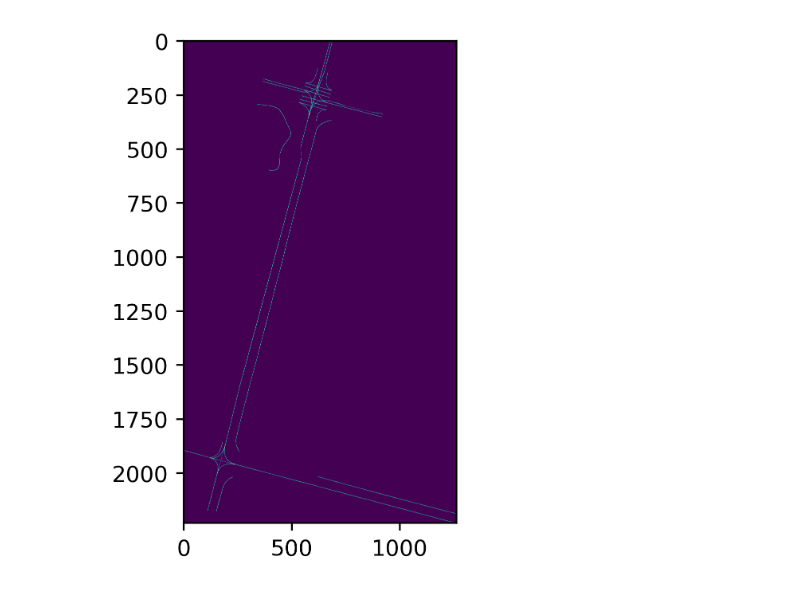
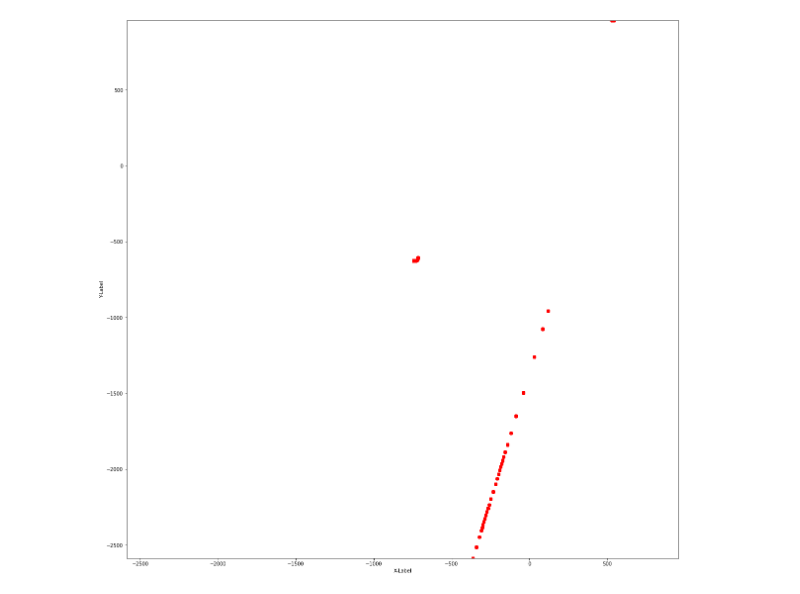
Before and after one commit to chacha95/l5kit, a Jupyter notebook: src/opendrive/rasterize.ipynb, the cells around one changed output. Drawn from its saved outputs; the diff is of its cells as text; code cells hidden in the pictures.

Commit message:
rasterize success

```diff
--- a/src/opendrive/rasterize.ipynb
+++ b/src/opendrive/rasterize.ipynb
@@ -1,23 +1,29 @@
-# %%
-from draw import draw_road_ref, rasterize
-
-import xml.etree.ElementTree as ET
-import matplotlib.pyplot as plt
-import numpy as np
-
-tree = ET.parse('/dataset/opendrive/borregasave.xodr')
-root = tree.getroot()
-
-plt.figure(dpi=400)
-
-all_points = list()
-all_points = np.array(all_points)
-for i, sample in enumerate(root.iter('road')):
-    points = draw_road_ref(sample[2])
-    plt.imshow(rasterize(points, 5))
-
-    all_points = np.append(all_points, points).reshape(-1, 2)
-plt.imshow(rasterize(all_points, 5))
-plt.show()
-# %% [output]
-[figure, removed]
+# %%
+from matplotlib import pyplot as plt
+from parser import OpendriveParser
+
+import xml.etree.ElementTree as ET
+import numpy as np
+
+map = "/dataset/opendrive/test1.xodr"
+# map = "/dataset/opendrive/borregasave.xodr"
+
+parser = OpendriveParser(map)
+parser()
+# %%
+size = 20
+plt.figure(figsize=(size, size))
+
+data_dict = {'data_x': parser.road[:, 0],
+             'data_y': parser.road[:, 1]}
+plt.plot('data_x', 'data_y', 'ro', data=data_dict)
+plt.xlabel('X-Label')
+plt.ylabel('Y-Label')
+
+min_size = min(np.reshape(parser.road, (-1)))
+max_size = max(np.reshape(parser.road, (-1)))
+plt.xlim([min_size, max_size])
+plt.ylim([min_size, max_size])
+plt.show()
+# %% [output]
+[figure, added]
```
Also changed, not shown: 2 other files.
